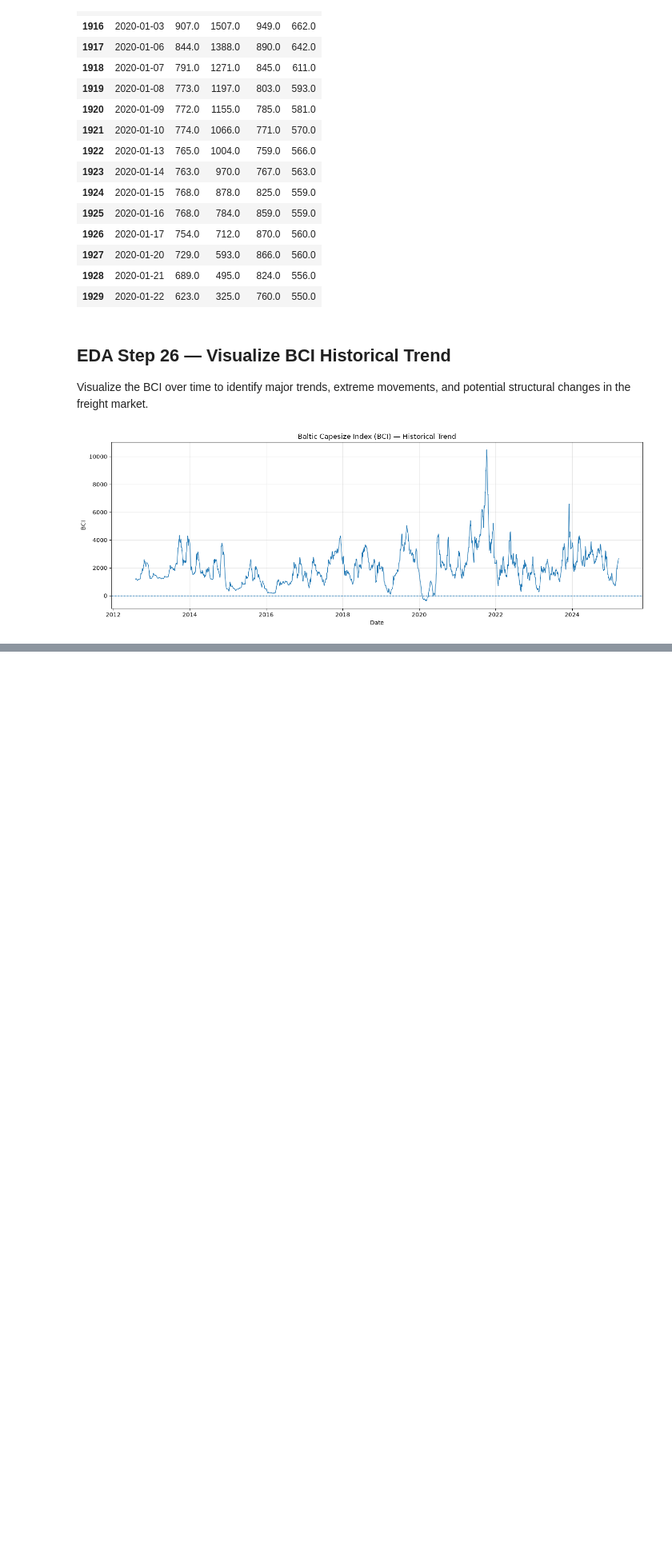
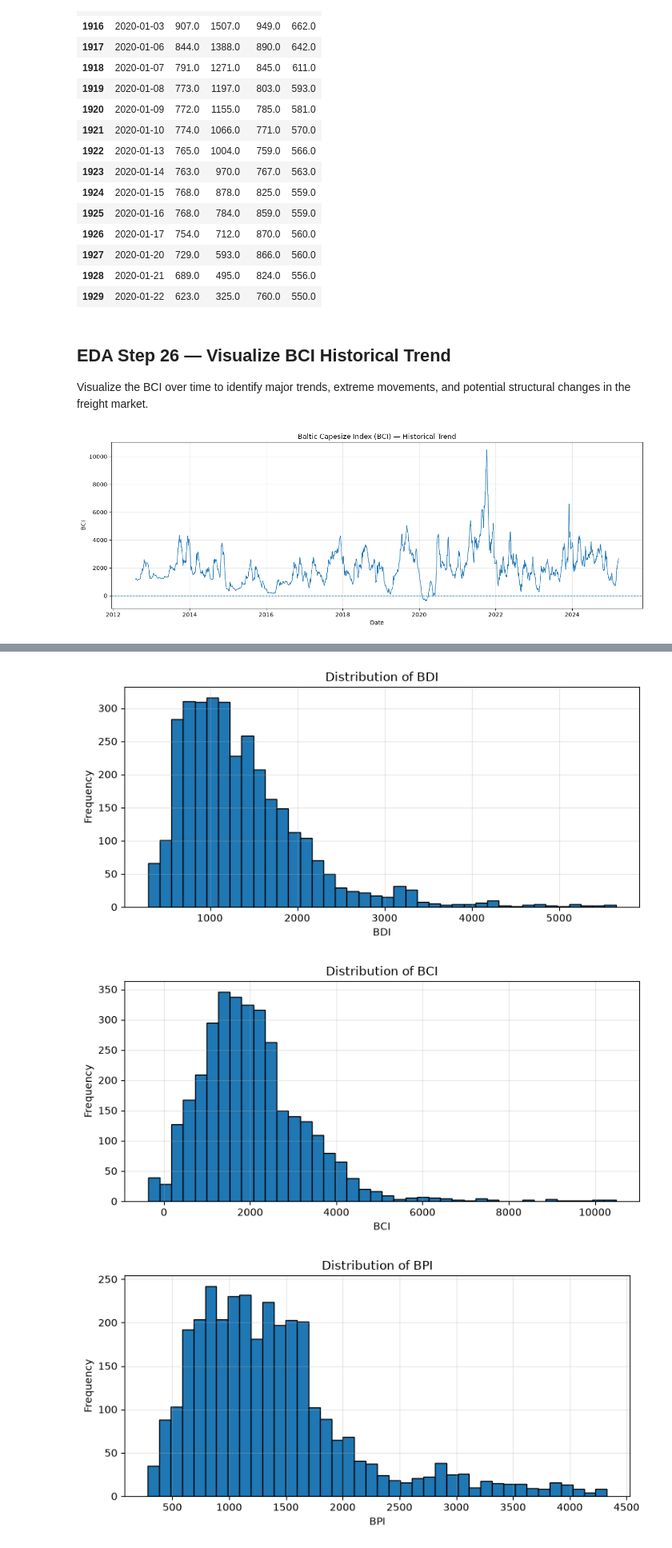
Before and after one commit to PradeepSargar/Freight-rate-forecasting-ML-project, a Jupyter notebook: notebooks/02_eda_and_preprocessing.ipynb, the cells around one changed output, grey strips where cells are left out. Shown at 80% size. Saved outputs shown, nothing was run; the diff lists cells and outputs as text; code cells hidden in the pictures; blank space fills up the shorter version.

```diff
--- a/notebooks/02_eda_and_preprocessing.ipynb
+++ b/notebooks/02_eda_and_preprocessing.ipynb
@@ -2196,0 +2209,36 @@ plt.show()
+# %%
+# ============================================================
+# FREIGHTIQ — MODEL 1
+# EDA STEP 27: DISTRIBUTION ANALYSIS
+# ============================================================
+
+import matplotlib.pyplot as plt
+
+# Model 1 variables
+distribution_columns = [
+    "BDI", "BCI", "BPI", "BSI",
+    "Brent", "USD_INR", "Coal", "Iron_Ore"
+]
+
+# Plot distribution of each variable
+for column in distribution_columns:
+
+    plt.figure(figsize=(8, 4))
+
+    plt.hist(
+        model_final[column],
+        bins=40,
+        edgecolor="black"
+    )
+
+    plt.title(f"Distribution of {column}")
+    plt.xlabel(column)
+    plt.ylabel("Frequency")
+    plt.grid(True, alpha=0.3)
+
+    plt.tight_layout()
+    plt.show()
+# %% [output]
+[figure, added]
+[figure, added]
+[figure, added]
```
Also changed, not shown: parts of 9 cells of this notebook, 1 other file.
